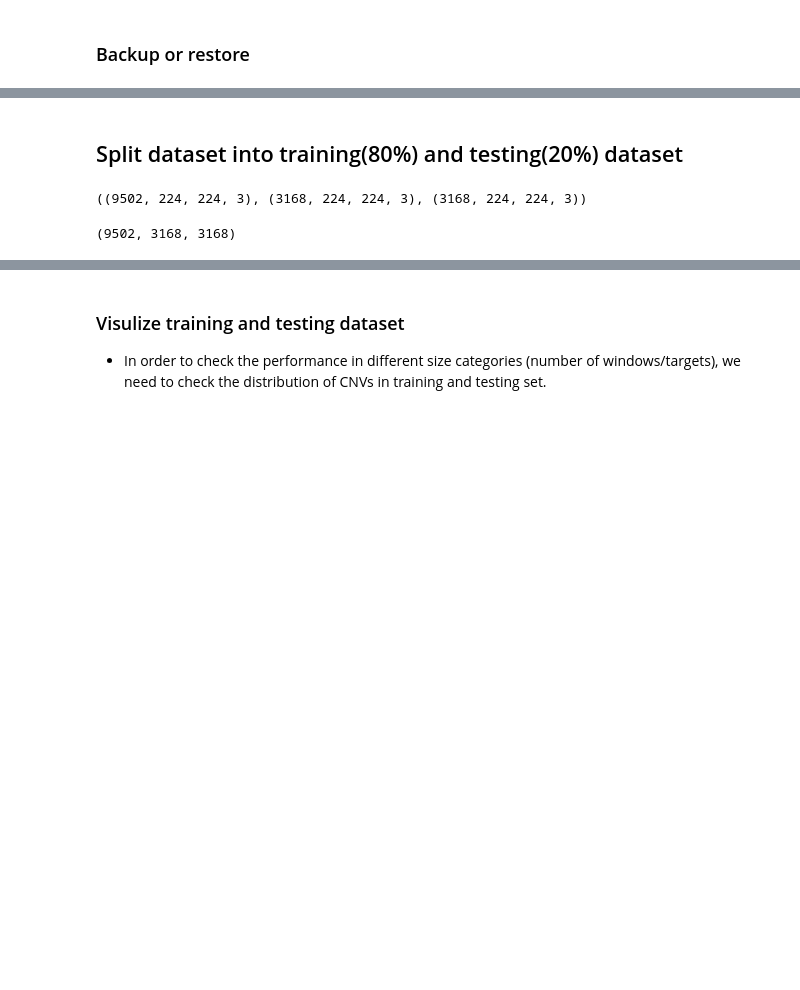
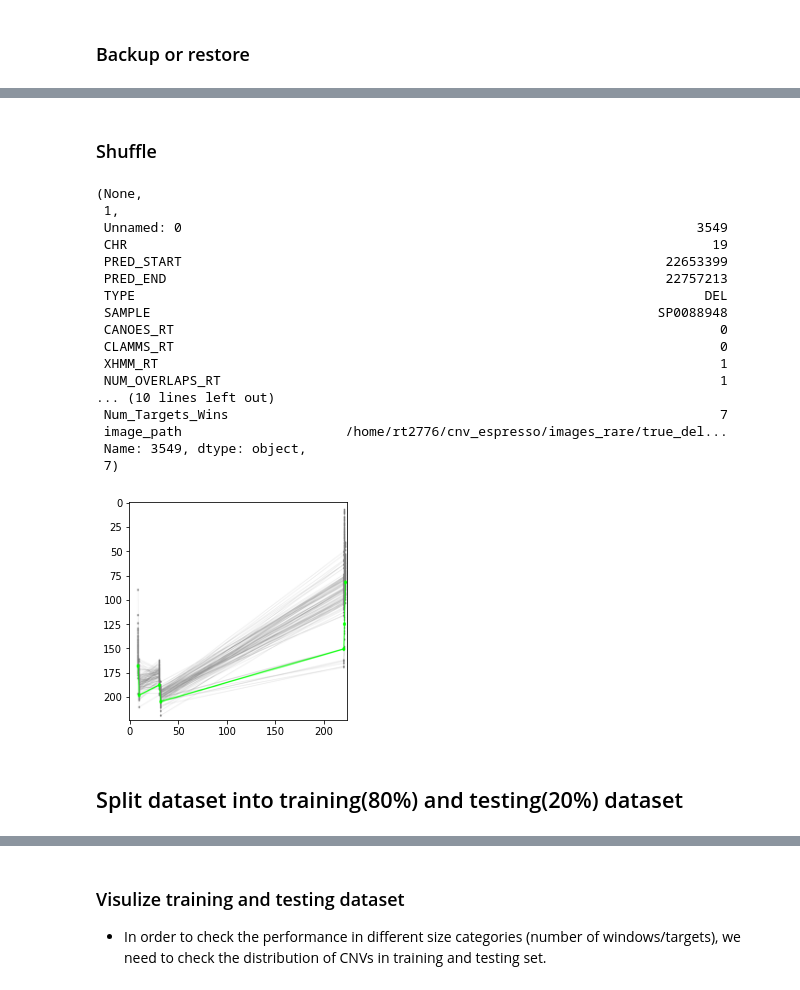
Before and after one commit to ShenLab/CNV-Espresso, a Jupyter notebook: src/training.ipynb, the cells around one changed output, grey strips where cells are left out. Cells and saved outputs as stored; diff of their text form; code cells hidden in the pictures; blank space fills up the shorter version.

```diff
--- a/src/training.ipynb
+++ b/src/training.ipynb
@@ -191,0 +234,2 @@ combined_img_np.shape
+# %% [markdown]
+### Shuffle
@@ -191,0 +241,22 @@ combined_img_np.shape
+# %%
+i=random.randrange(len(combined_img_np))
+showImg(combined_img_np[i]),combined_label[i],combined_cnv_info_df.iloc[i,:],combined_cnv_info_df.iloc[i,20]
+# %% [output]
+(None,
+ 1,
+ Unnamed: 0                                                                  3549
+ CHR                                                                           19
+ PRED_START                                                              22653399
+ PRED_END                                                                22757213
+ TYPE                                                                         DEL
+ SAMPLE                                                                 SP0088948
+ CANOES_RT                                                                      0
+ CLAMMS_RT                                                                      0
+ XHMM_RT                                                                        1
+ NUM_OVERLAPS_RT                                                                1
+... (10 lines left out)
+ Num_Targets_Wins                                                               7
+ image_path                     /home/rt2776/cnv_espresso/images_rare/true_del...
+ Name: 3549, dtype: object,
+ 7)
+[figure, added]
@@ -198,8 +284,0 @@ train_img, val_img, train_label, val_label = train_test_split(train_img,train_la
-# %%
-train_img.shape, val_img.shape, test_img.shape
-# %% [output]
-((9502, 224, 224, 3), (3168, 224, 224, 3), (3168, 224, 224, 3))
-# %%
-len(train_label), len(val_label), len(test_label)
-# %% [output]
-(9502, 3168, 3168)
```
Also changed, not shown: parts of 37 cells of this notebook, 3 other files.
